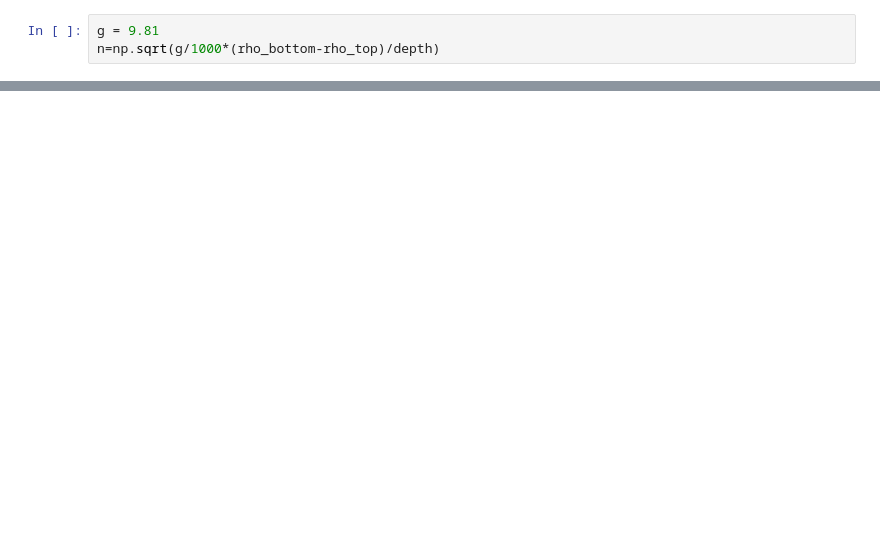
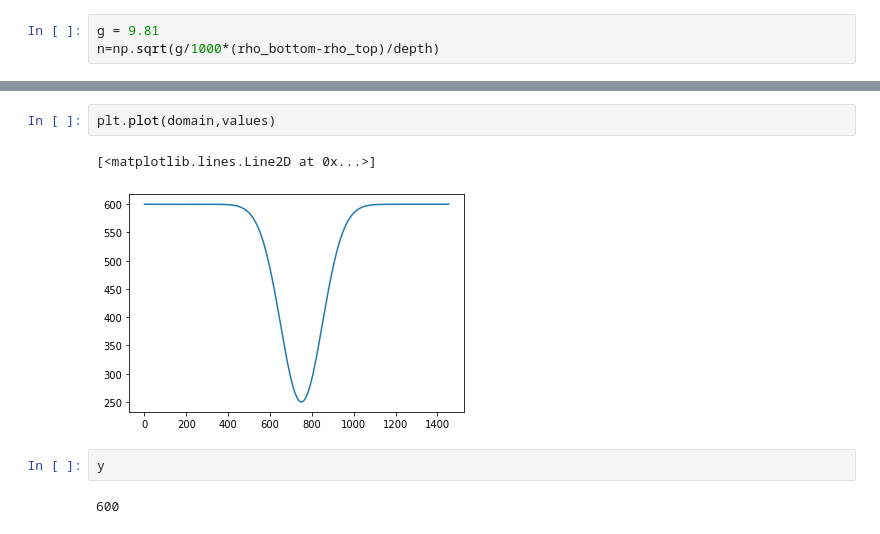
Before and after one commit to callummshaw/Lab_Ridge, a Jupyter notebook: Code/Short Term Visualisation- Fixed.ipynb, the cells around one changed output, grey strips where cells are left out. Saved outputs shown, nothing was run; the diff lists cells and outputs as text; blank space fills up the shorter version.

```diff
--- a/Code/Short Term Visualisation- Fixed.ipynb
+++ b/Code/Short Term Visualisation- Fixed.ipynb
@@ -482,0 +568,9 @@ n=np.sqrt(g/1000*(rho_bottom-rho_top)/depth)
+# %%
+plt.plot(domain,values)
+# %% [output]
+[<matplotlib.lines.Line2D at 0x...>]
+[figure, added]
+# %%
+y
+# %% [output]
+600
```
Also changed, not shown: parts of 15 cells of this notebook.
